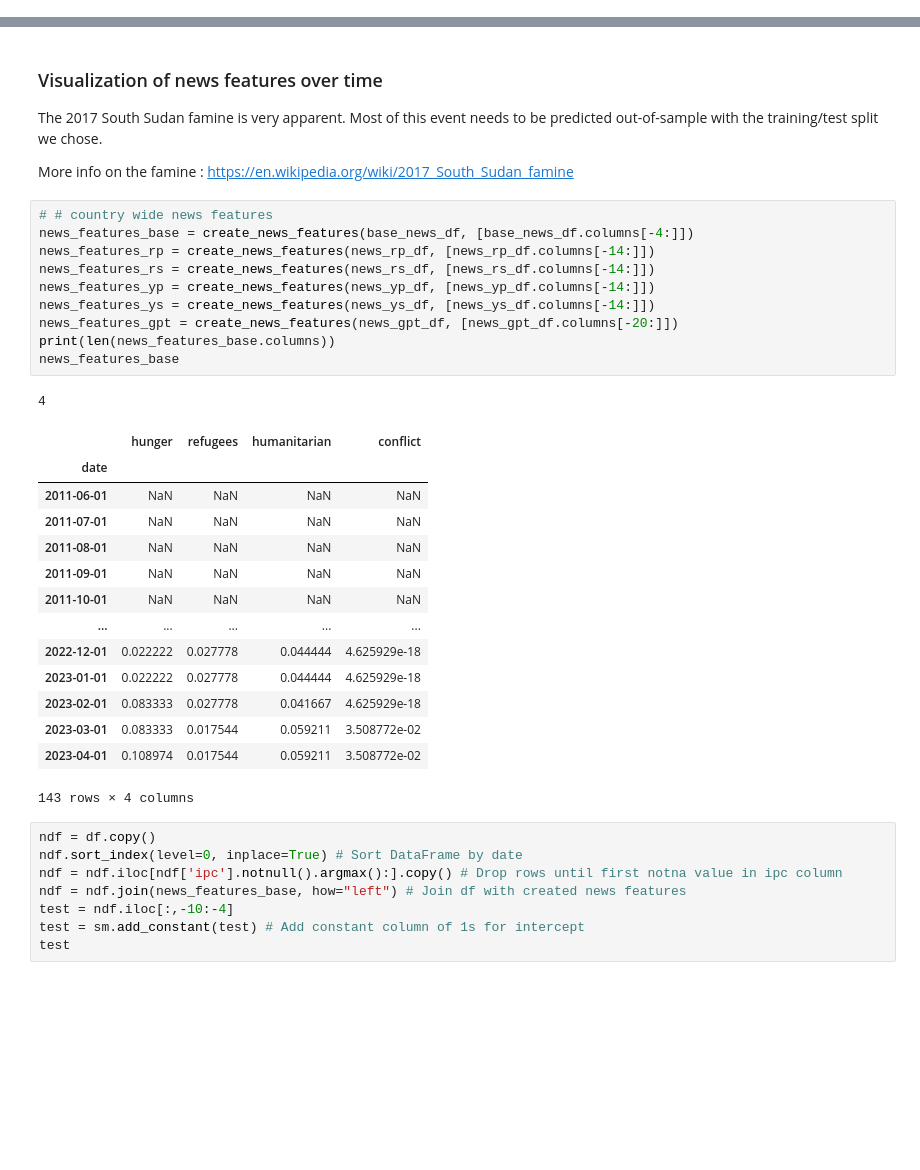
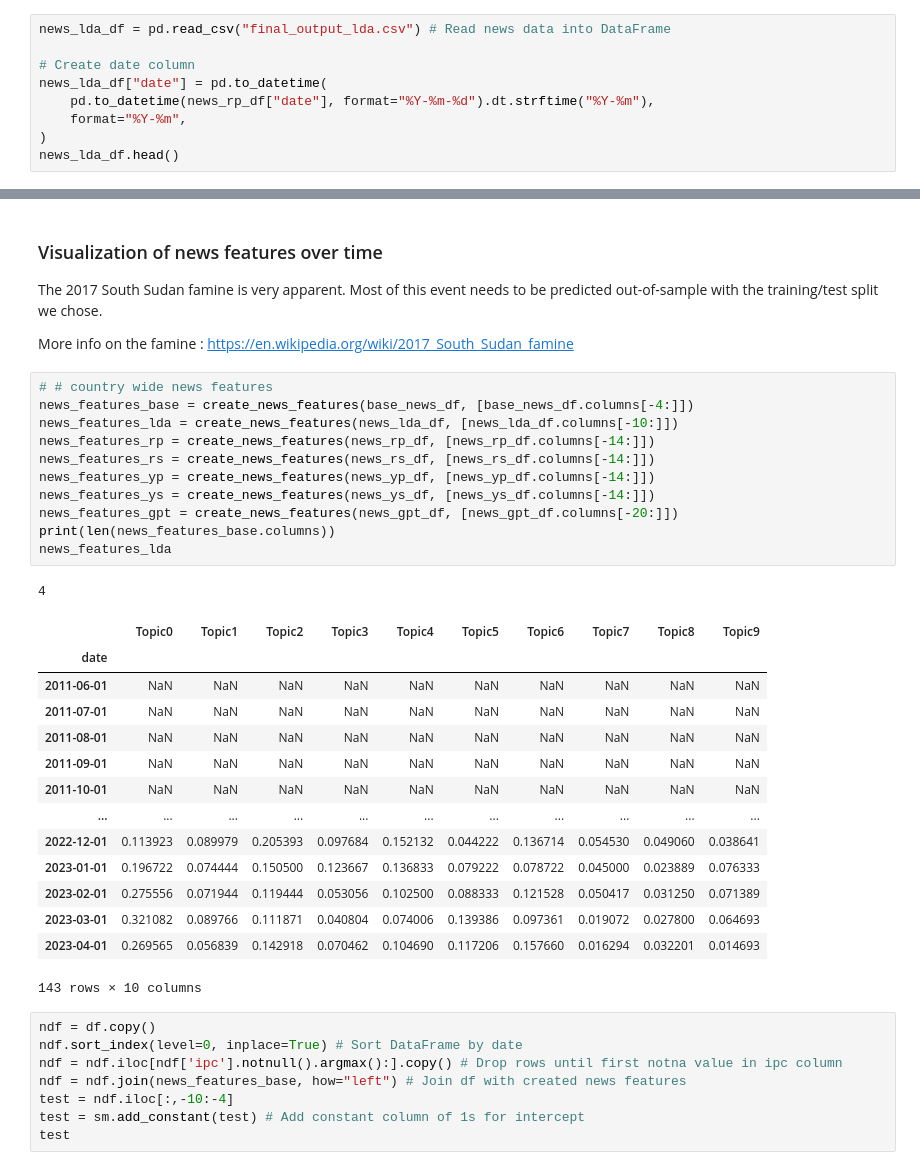
Before and after one commit to GielJW/JBG060-DC3-23-24-public, a Jupyter notebook: predictions.ipynb, the cells around one changed output, grey strips where cells are left out. Drawn from its saved outputs; the diff is of its cells as text; blank space fills up the shorter version.

```diff
--- a/predictions.ipynb
+++ b/predictions.ipynb
@@ -369,3 +369,12 @@ base_news_df.head()
 # news_df.columns
 # %% [markdown]
 ### New ones
+# %%
+news_lda_df = pd.read_csv("final_output_lda.csv") # Read news data into DataFrame
+
+# Create date column
+news_lda_df["date"] = pd.to_datetime(
+    pd.to_datetime(news_rp_df["date"], format="%Y-%m-%d").dt.strftime("%Y-%m"),
+    format="%Y-%m",
+)
+news_lda_df.head()
@@ -470,29 +486,30 @@ More info on the famine : https://en.wikipedia.org/wiki/2017_South_Sudan_famine
 # %%
 # # country wide news features
 news_features_base = create_news_features(base_news_df, [base_news_df.columns[-4:]])
+news_features_lda = create_news_features(news_lda_df, [news_lda_df.columns[-10:]])
 news_features_rp = create_news_features(news_rp_df, [news_rp_df.columns[-14:]])
 news_features_rs = create_news_features(news_rs_df, [news_rs_df.columns[-14:]])
 news_features_yp = create_news_features(news_yp_df, [news_yp_df.columns[-14:]])
 news_features_ys = create_news_features(news_ys_df, [news_ys_df.columns[-14:]])
 news_features_gpt = create_news_features(news_gpt_df, [news_gpt_df.columns[-20:]])
 print(len(news_features_base.columns))
-news_features_base
+news_features_lda
 # %% [output]
 4
-|  | hunger | refugees | humanitarian | conflict |
-| date |  |  |  |  |
-| 2011-06-01 | NaN | NaN | NaN | NaN |
-| 2011-07-01 | NaN | NaN | NaN | NaN |
-| 2011-08-01 | NaN | NaN | NaN | NaN |
-| 2011-09-01 | NaN | NaN | NaN | NaN |
-| 2011-10-01 | NaN | NaN | NaN | NaN |
-| ... | ... | ... | ... | ... |
-| 2022-12-01 | 0.022222 | 0.027778 | 0.044444 | 4.625929e-18 |
-| 2023-01-01 | 0.022222 | 0.027778 | 0.044444 | 4.625929e-18 |
-| 2023-02-01 | 0.083333 | 0.027778 | 0.041667 | 4.625929e-18 |
-| 2023-03-01 | 0.083333 | 0.017544 | 0.059211 | 3.508772e-02 |
-| 2023-04-01 | 0.108974 | 0.017544 | 0.059211 | 3.508772e-02 |
+|  | Topic0 | Topic1 | Topic2 | Topic3 | Topic4 | Topic5 | Topic6 | Topic7 | Topic8 | Topic9 |
+| date |  |  |  |  |  |  |  |  |  |  |
+| 2011-06-01 | NaN | NaN | NaN | NaN | NaN | NaN | NaN | NaN | NaN | NaN |
+| 2011-07-01 | NaN | NaN | NaN | NaN | NaN | NaN | NaN | NaN | NaN | NaN |
+| 2011-08-01 | NaN | NaN | NaN | NaN | NaN | NaN | NaN | NaN | NaN | NaN |
+| 2011-09-01 | NaN | NaN | NaN | NaN | NaN | NaN | NaN | NaN | NaN | NaN |
+| 2011-10-01 | NaN | NaN | NaN | NaN | NaN | NaN | NaN | NaN | NaN | NaN |
+| ... | ... | ... | ... | ... | ... | ... | ... | ... | ... | ... |
+| 2022-12-01 | 0.113923 | 0.089979 | 0.205393 | 0.097684 | 0.152132 | 0.044222 | 0.136714 | 0.054530 | 0.049060 | 0.038641 |
+| 2023-01-01 | 0.196722 | 0.074444 | 0.150500 | 0.123667 | 0.136833 | 0.079222 | 0.078722 | 0.045000 | 0.023889 | 0.076333 |
+| 2023-02-01 | 0.275556 | 0.071944 | 0.119444 | 0.053056 | 0.102500 | 0.088333 | 0.121528 | 0.050417 | 0.031250 | 0.071389 |
+| 2023-03-01 | 0.321082 | 0.089766 | 0.111871 | 0.040804 | 0.074006 | 0.139386 | 0.097361 | 0.019072 | 0.027800 | 0.064693 |
+| 2023-04-01 | 0.269565 | 0.056839 | 0.142918 | 0.070462 | 0.104690 | 0.117206 | 0.157660 | 0.016294 | 0.032201 | 0.014693 |
-143 rows × 4 columns
+143 rows × 10 columns
 # %%
 ndf = df.copy()
 ndf.sort_index(level=0, inplace=True) # Sort DataFrame by date
```
Also changed, not shown: parts of 10 cells of this notebook, 3 other files.
